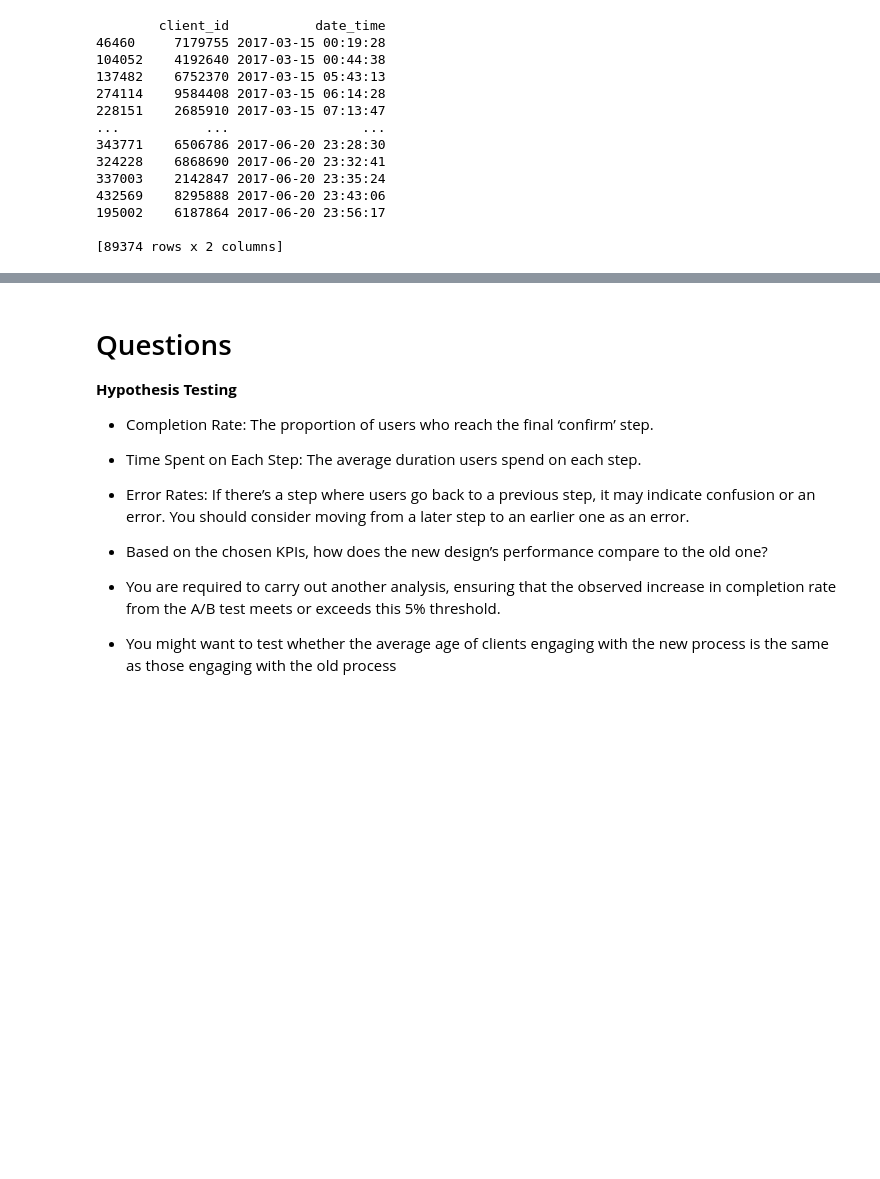
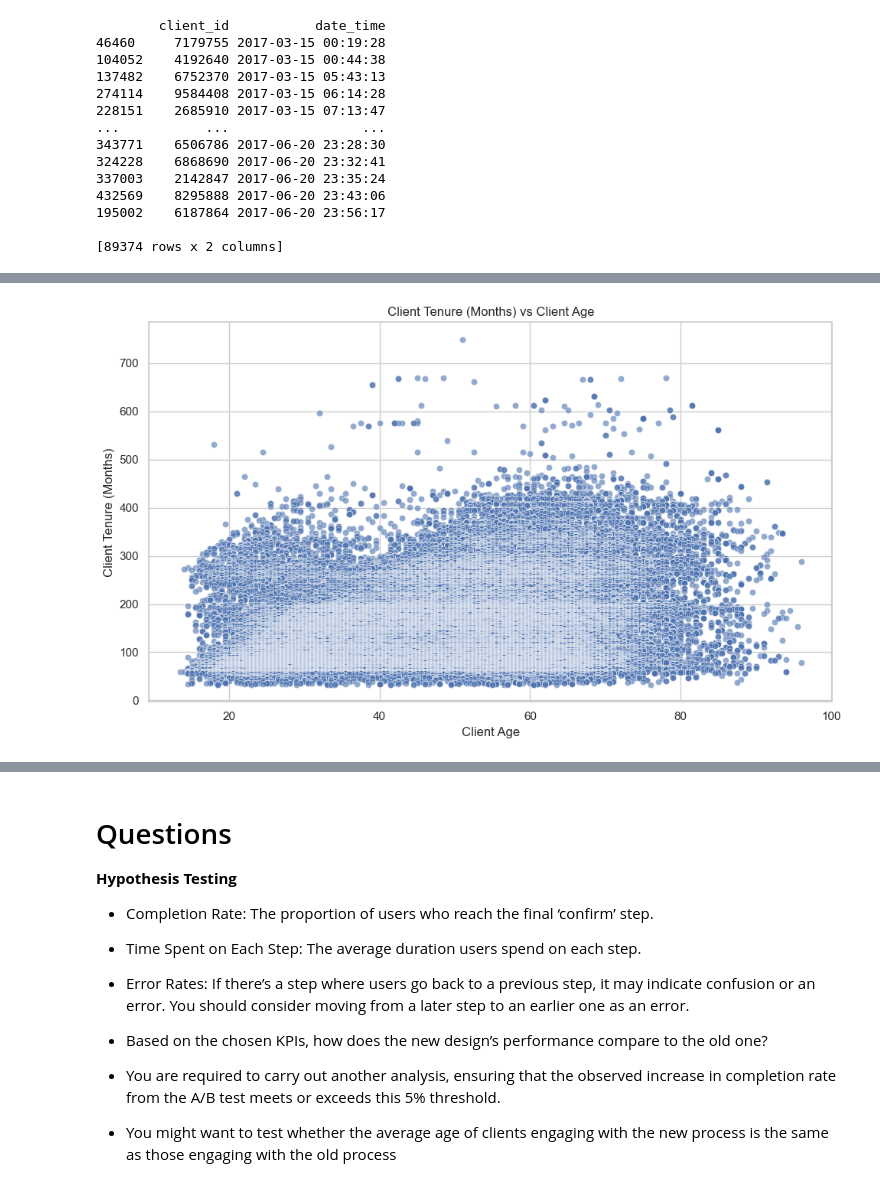
Before and after one commit to SheryllD/Project2, a Jupyter notebook: main_datawrangling.ipynb, the cells around one changed output, grey strips where cells are left out. Saved outputs shown, nothing was run; the diff lists cells and outputs as text; code cells hidden in the pictures; blank space fills up the shorter version.

```diff
--- a/main_datawrangling.ipynb
+++ b/main_datawrangling.ipynb
@@ -557,0 +560,18 @@ df_sorted.head()
+# %%
+# Load the sorted enriched data
+df = pd.read_csv('Datasets/Datasets_clean/clients_started_process_enriched_sorted.csv')
+
+# Set Seaborn style
+sns.set(style='whitegrid')
+
+# Scatter Plot
+plt.figure(figsize=(10, 6))
+sns.scatterplot(data=df, x='clnt_age', y='clnt_tenure_mnth', alpha=0.6)
+
+plt.title('Client Tenure (Months) vs Client Age')
+plt.xlabel('Client Age')
+plt.ylabel('Client Tenure (Months)')
+plt.tight_layout()
+plt.show()
+# %% [output]
+[figure, added]
```
Also changed, not shown: parts of 7 cells of this notebook, 2 other files.
